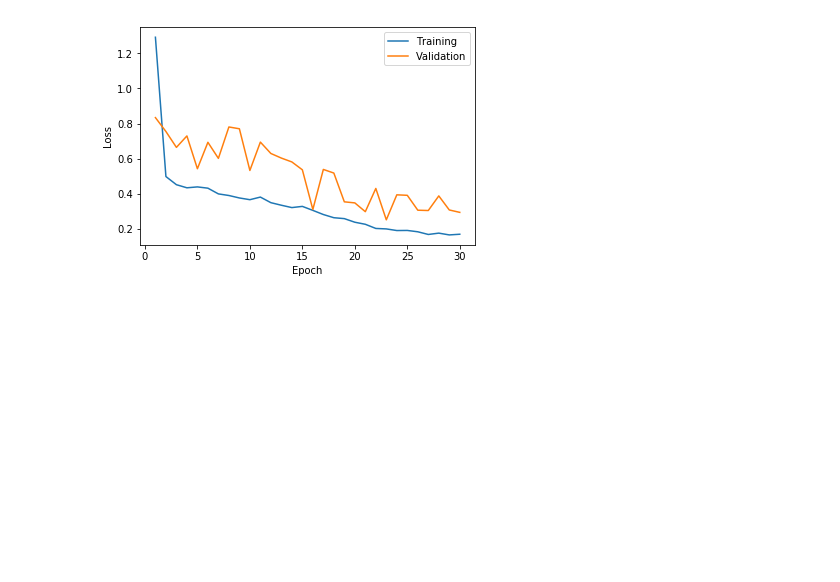
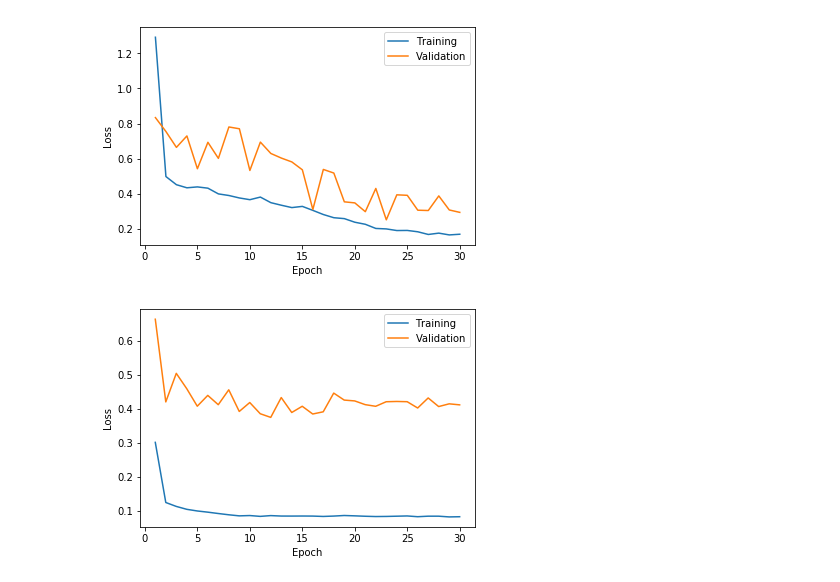
Before and after one commit to ksu-mechatronics-research/deep-visual-odometry, a Jupyter notebook: python/tools/Tuesday Presentation.ipynb, the cells around one changed output. Cells and saved outputs as stored; diff of their text form; code cells hidden in the pictures; blank space fills up the shorter version.

Commit message:
added models for relative

```diff
--- a/python/tools/Tuesday Presentation.ipynb
+++ b/python/tools/Tuesday Presentation.ipynb
@@ -3,9 +3,9 @@ import json
 import numpy as np
 import matplotlib.pyplot as plt
 
-def plot_losses(netNum, filename='history_0.json', model_dir='/home/sexy/source/deep-visual-odometry/models/'):
+def plot_losses(net, filename='history_0.json', model_dir='/home/sexy/source/deep-visual-odometry/models/'):
     #Load all data from json
-    with open(model_dir+"alexNet_"+str(netNum)+"/"+filename) as data_file:
+    with open(model_dir+net+"/"+filename) as data_file:
         data = json.load(data_file)
 
     #Set up data for graphing
@@ -20,6 +20,8 @@ def plot_losses(netNum, filename='history_0.json', model_dir='/home/sexy/source/
     plt.legend()
     plt.show()
 # %%
-plot_losses(14, 'history_1.json')
+plot_losses('alexNet_14', 'history_1.json')
+plot_losses('_relative_models')
 # %% [output]
 [figure]
+[figure, added]
```
Also changed, not shown: 3 other files.
